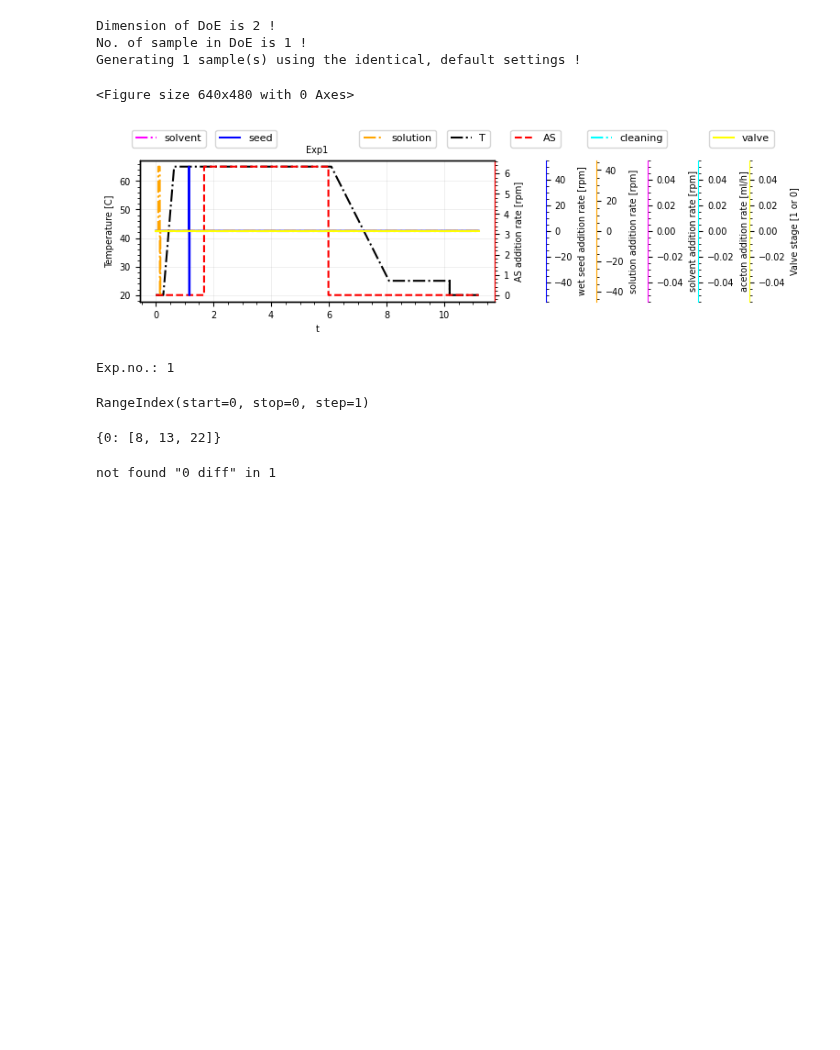
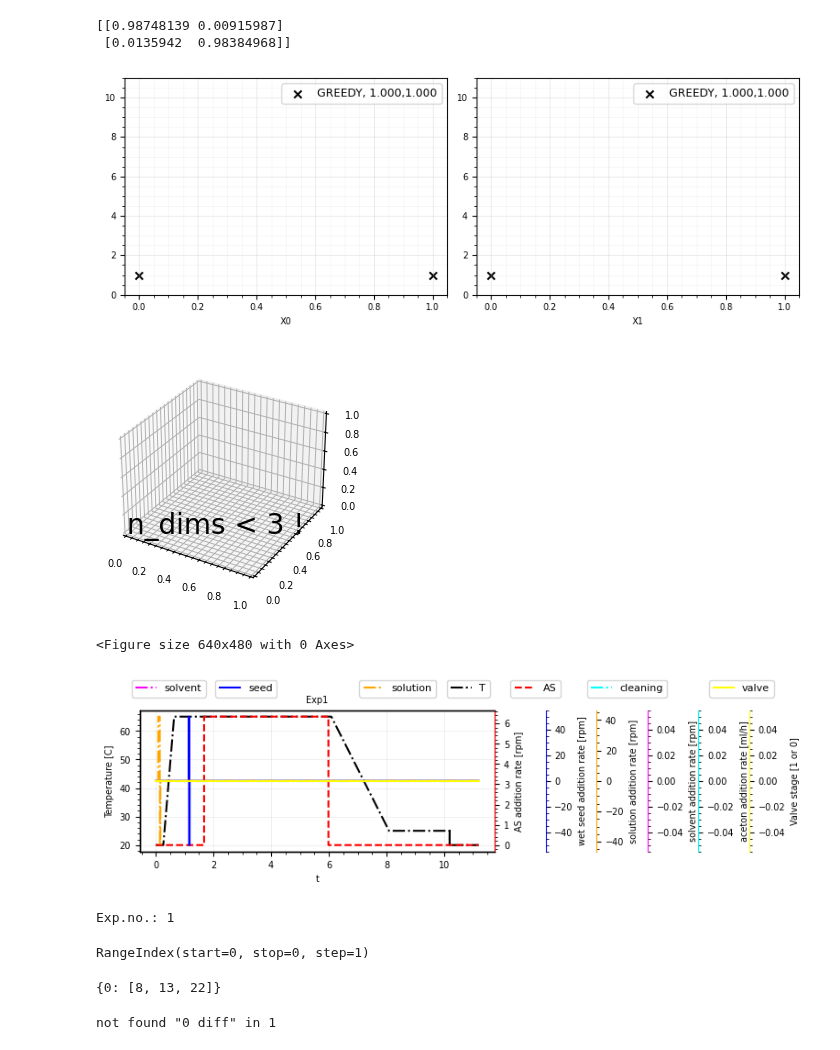
Before and after one commit to almosorosz/Orchestrator, a Jupyter notebook: DoE_app_test_w_new_order.ipynb, the cells around one changed output. Saved outputs shown, nothing was run; the diff lists cells and outputs as text; code cells hidden in the pictures; blank space fills up the shorter version.

```diff
--- a/DoE_app_test_w_new_order.ipynb
+++ b/DoE_app_test_w_new_order.ipynb
@@ -114,7 +114,7 @@ dimensions  = doe_sampler.dim_counter(exp_par)
 
 # 3. Set the weights and the number of samples to take if 'not Factorial' design
 weights = dimensions*[1] # weights to ExperimentProfileParameters !! - not working currently
-samples = 1
+samples = 2
 
 Fract   = 0
 TYPE    = 'GREEDY'
@@ -169,36 +169,37 @@ for i in range(samples):
                 new_value = doe_sampler.descaler(DoE_sampled_scaled[i,dim_index],param) # get samples
 
                 if param.if_only_minmax: # if if_only_minmax == True don't ge\t the samples, only take min or max alternating
                     if i % 2 == 0:
                         setattr(param, "value", param.min_val)
                         DoE_val[f.name] = [param.min_val]
                     else:
                         setattr(param, "value", param.max_val)
                         DoE_val[f.name] = [param.max_val]
 
                 else: # if if_only_minmax == False take the sampled value
                     setattr(param, "value", new_value[0])
                     DoE_val[f.name] = [new_value[0]]
 
             if exp_par.if_ARR:
                 exp_par.ARR = exp_par.ARR_types[i%len(exp_par.ARR_types)]
 
         dim_index += 1
 
 
     # if if_sampling == False: {samples} number of samples are generated with default vals. (identical profiles)
 
 
     # Generate the actual profiles and store them in the exp_storage object
 
     exp_storage.add_experiment(f'exp{i+1}', profiles.generate_profiles()[0],profiles.generate_profiles()[1])
 
     # Store the changed parameters of the DoE
     exp_storage.add_doe_stage( f'exp{i+1}', pd.DataFrame(DoE_val))
 # %% [output]
-Dimension of DoE is 2 !
-No. of sample in DoE is 1 !
-Generating 1 sample(s) using the identical, default settings !
+[[0.98748139 0.00915987]
+ [0.0135942  0.98384968]]
+[figure, added]
+[figure, added]
 # %%
 
 plllot = True
```
Also changed, not shown: 27 other files.
